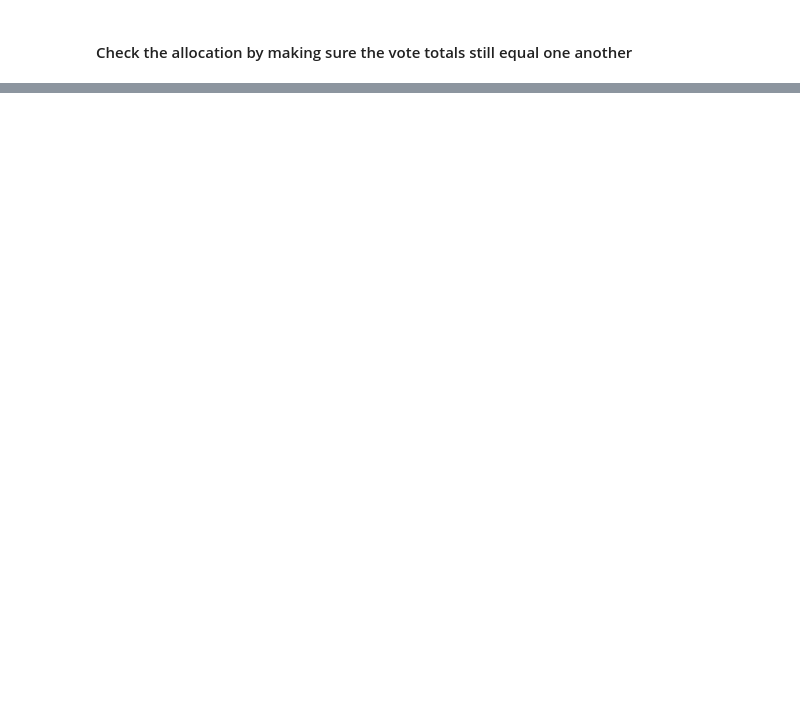
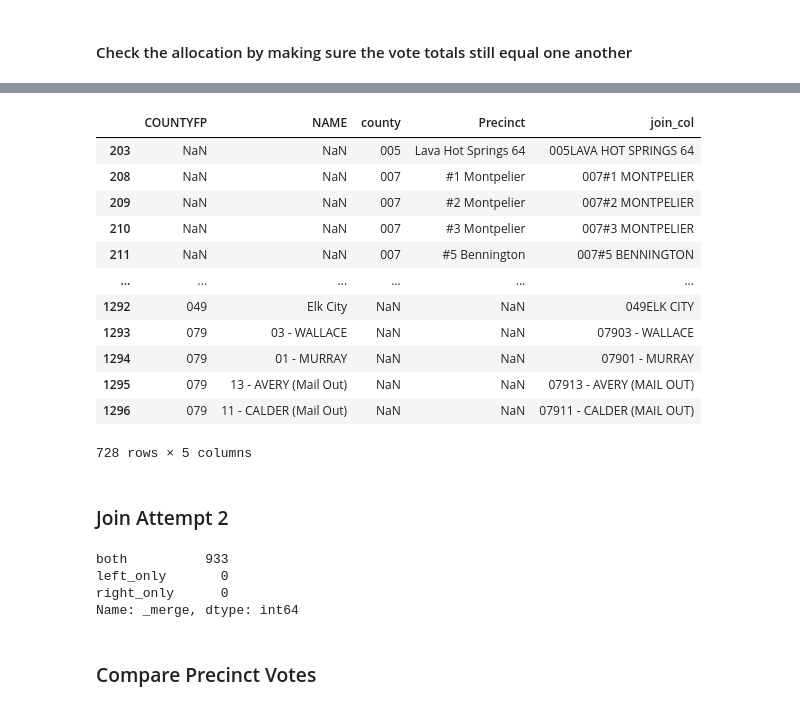
Before and after one commit to nonpartisan-redistricting-datahub/pdv-id, a Jupyter notebook: vest-id-2018/id_vest_2018.ipynb, the cells around one changed output, grey strips where cells are left out. Cells and saved outputs as stored; diff of their text form; code cells hidden in the pictures; blank space fills up the shorter version.

```diff
--- a/vest-id-2018/id_vest_2018.ipynb
+++ b/vest-id-2018/id_vest_2018.ipynb
@@ -268,3 +326,5 @@ election_results[election_results['G18GOVRLIT'] == 0]
 # %% [output]
 |  | County | Precinct | G18GOVCBAY | G18GOVLBOE | G18GOVDJOR | G18GOVRLIT | G18GOVOWRI | G18LTGDCOL | G18LTGRMCG | ... |
 | 263 | BINGHAM | Bonneville 27 | 0 | 0 | 0 | 0 | 0 | 0 | 0 | ... |
+# %%
+election_results=election_results[['County','Precinct','county','G18GOVRLIT','G18GOVDJOR','G18GOVLBOE','G18GOVCBAY','G18GOVOWRI','G18LTGRMCG','G18LTGDCOL','G18SOSRDEN','G18SOSDHUM','G18CONRWOO','G18TRERELL','G18ATGRWAS','G18ATGDBIS','G18SPIRYBA','G18SPIDWIL','join_col']]
@@ -330,4 +401,9 @@ array(['ADAMS', 'BANNOCK', 'BLAINE', 'BOISE', 'BONNEVILLE', 'BOUNDARY',
 # %%
+races=['G18GOVRLIT','G18GOVDJOR','G18GOVLBOE','G18GOVCBAY','G18GOVOWRI',
+       'G18LTGRMCG','G18LTGDCOL','G18SOSRDEN','G18SOSDHUM','G18CONRWOO',
+       'G18TRERELL','G18ATGRWAS','G18ATGDBIS','G18SPIRYBA','G18SPIDWIL']
+
+
 #Create some new columns for each of these races to deal with the allocation
 for race in races:
     add_var = race+"_add"
@@ -343,6 +419,7 @@ for index, row in filtered_election.iterrows():
     #No countywide votes for 510
     if row["County"] in to_dole_out['County'].unique():
         for race in races:
+
             add_var = race+"_add"
             rem_var = race+"_rem"
             floor_var = race+"_floor"
@@ -352,15 +429,23 @@ for index, row in filtered_election.iterrows():
             denom = precinct_specific_totals.loc[precinct_specific_totals["County"]==county_id][race]
             #Get one of the numerators, how many countywide votes to allocate
             numer = to_dole_out_totals.loc[to_dole_out_totals["County"]==county_id][race]
+
             #Get the vote totals for this race in this precinct
             val = filtered_election.at[index,race]
+
             #Get the vote share, the precincts % of total precinct votes in the county times votes to allocate
-            vote_share = (float(val)/float(denom))*float(numer)
+            if float(denom) !=0:
+                vote_share = (float(val)/float(denom))*float(numer)
+            else:
+                vote_share = 0
+
+
             filtered_election.at[index,add_var] = vote_share
             #Take the decimal remainder of the allocation
             filtered_election.at[index,rem_var] = vote_share%1
             #Take the floor of the allocation
             filtered_election.at[index,floor_var] = np.floor(vote_share)
+
 
 #After the first pass through, get the sums of the races by county
 first_allocation = pd.DataFrame(filtered_election.groupby(["County"]).sum())
@@ -388,6 +473,7 @@ for race in races:
     #Add every allocation to the total
     filtered_election.loc[:,race]+=filtered_election.loc[:,add_var]
 
+
 #Filter back down to the original columns
 filtered_election = filtered_election[list(election_results.columns)]
 # %% [output]
@@ -405,0 +526,3 @@ for race in races:
+# %%
+filtered_election['join_col'] = filtered_election['join_col'].str.upper()
+vest_id_18['join_col'] = vest_id_18['join_col'].str.upper()
@@ -405,0 +531,3 @@ for race in races:
+# %%
+join_attempt_one = pd.merge(filtered_election,vest_id_18,how="outer",on="join_col",indicator=True)
+print(join_attempt_one["_merge"].value_counts())
@@ -405,0 +552,17 @@ for race in races:
+# %%
+pd.set_option('display.max_rows', 10)
+join_attempt_one[join_attempt_one['_merge'] != 'both'][['COUNTYFP','NAME','county','Precinct','join_col']]
+# %% [output]
+|  | COUNTYFP | NAME | county | Precinct | join_col |
+| 203 | NaN | NaN | 005 | Lava Hot Springs 64 | 005LAVA HOT SPRINGS 64 |
+| 208 | NaN | NaN | 007 | #1 Montpelier | 007#1 MONTPELIER |
+| 209 | NaN | NaN | 007 | #2 Montpelier | 007#2 MONTPELIER |
+| 210 | NaN | NaN | 007 | #3 Montpelier | 007#3 MONTPELIER |
+| 211 | NaN | NaN | 007 | #5 Bennington | 007#5 BENNINGTON |
+| ... | ... | ... | ... | ... | ... |
+| 1292 | 049 | Elk City | NaN | NaN | 049ELK CITY |
+| 1293 | 079 | 03 - WALLACE | NaN | NaN | 07903 - WALLACE |
+| 1294 | 079 | 01 - MURRAY | NaN | NaN | 07901 - MURRAY |
+| 1295 | 079 | 13 - AVERY (Mail Out) | NaN | NaN | 07913 - AVERY (MAIL OUT) |
+| 1296 | 079 | 11 - CALDER (Mail Out) | NaN | NaN | 07911 - CALDER (MAIL OUT) |
+728 rows × 5 columns
@@ -405,0 +951,12 @@ for race in races:
+# %% [markdown]
+### Join Attempt 2
+# %%
+join_attempt_two = pd.merge(filtered_election,vest_id_18,how="outer",on="join_col",indicator=True)
+print(join_attempt_two["_merge"].value_counts())
+# %% [output]
+both          933
+left_only       0
+right_only      0
+Name: _merge, dtype: int64
+# %% [markdown]
+### Compare Precinct Votes
```
Also changed, not shown: parts of 49 cells of this notebook.
